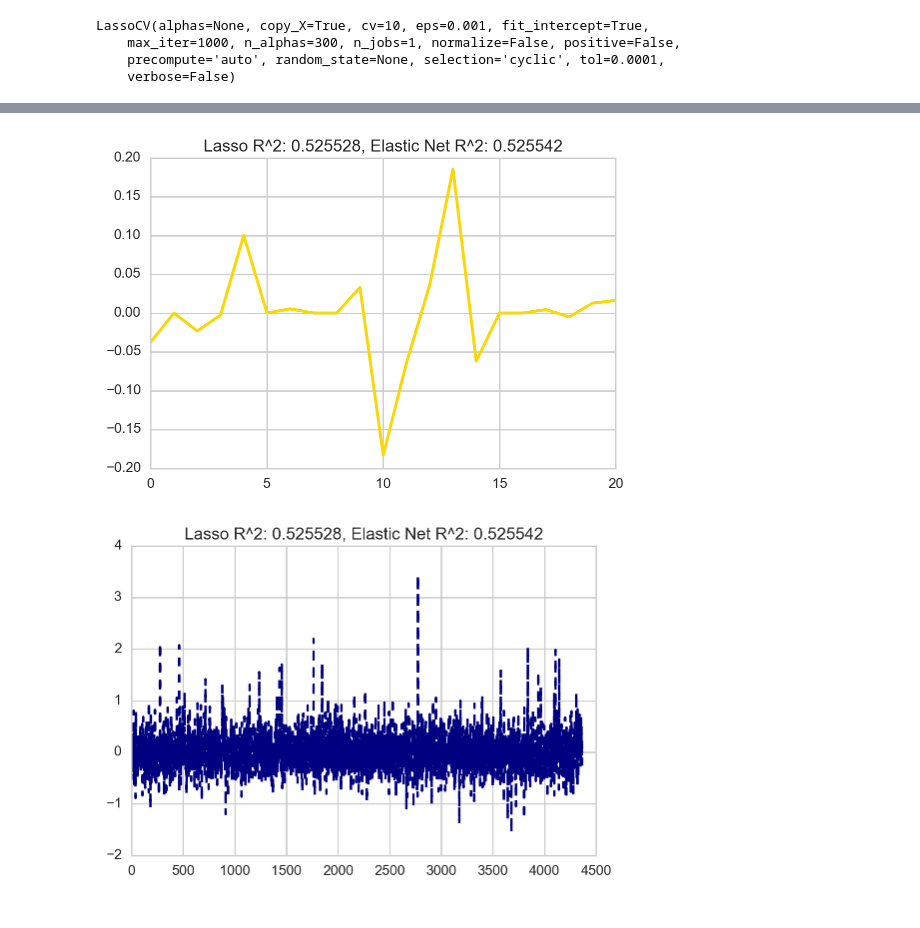
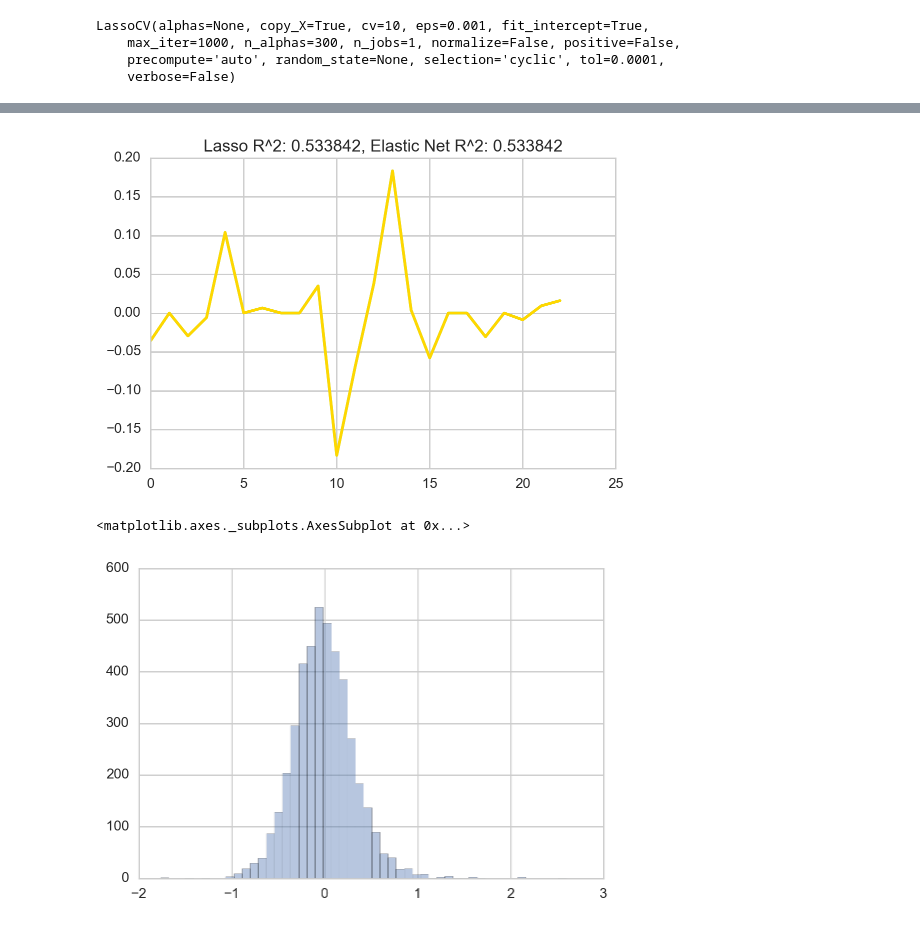
Before and after one commit to Jyojha/DS_Projects, a Jupyter notebook: Copenhagen_Model.ipynb, the cells around one changed output, grey strips where cells are left out. Cells and saved outputs as stored; diff of their text form; code cells hidden in the pictures.

```diff
--- a/Copenhagen_Model.ipynb
+++ b/Copenhagen_Model.ipynb
@@ -36,7 +36,7 @@ copenhagen = pd.read_csv('/Users/jyots/Desktop/DS_Projects/airbnb_DataSets/Copen
 # %%
 X, y = pred_target(copenhagen)
 # %%
-X.drop('level_0', axis=1, inplace=True)
+#X.drop('level_0', axis=1, inplace=True)
 # %%
 X_train, X_test, y_train, y_test = train_test_split(X, y, test_size = 0.3)
 # %%
@@ -154,3 +154,5 @@ r^2 on test data : 0.525528
+# %%
+residuals = y_test - y_pred_lasso
 # %%
 lasso.fit(Xn_train, y_train)
 
@@ -189,11 +192,13 @@ plt.title("Lasso R^2: %f, Elastic Net R^2: %f"
           % (r2_score_lasso, r2_score_enet))
 plt.show()
 # %% [output]
-[figure, old version]
+[figure, new version]
 # %%
-plt.plot(residuals, '--', color='navy', label='original coefficients')
-plt.title("Lasso R^2: %f, Elastic Net R^2: %f"
-          % (r2_score_lasso, r2_score_enet))
-plt.show()
+# plt.plot(residuals, '--', color='navy', label='original coefficients')
+# plt.title("Lasso R^2: %f, Elastic Net R^2: %f"
+#           % (r2_score_lasso, r2_score_enet))
+# plt.show()
+sns.distplot(residuals, bins=50, kde=False)
 # %% [output]
+<matplotlib.axes._subplots.AxesSubplot at 0x...>
-[figure, old version]
+[figure, new version]
```
Also changed, not shown: parts of 12 cells of this notebook.
